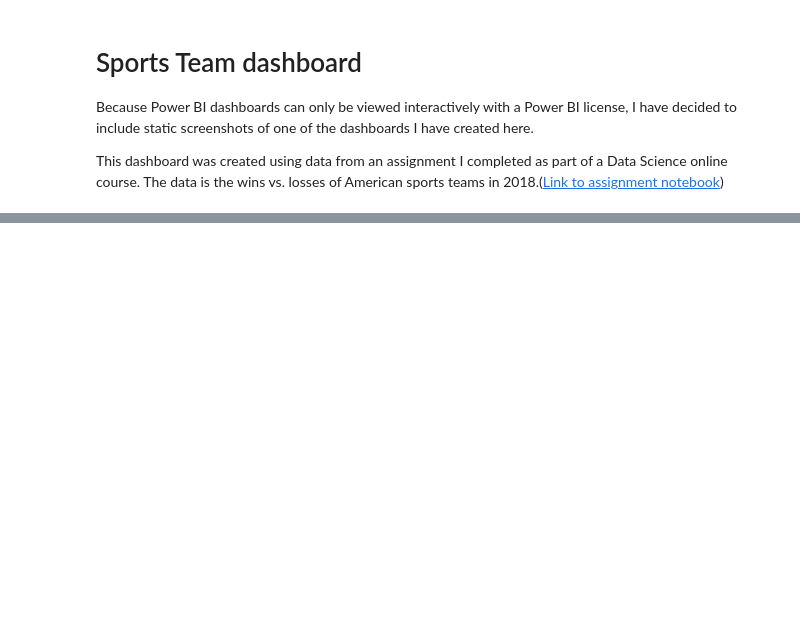
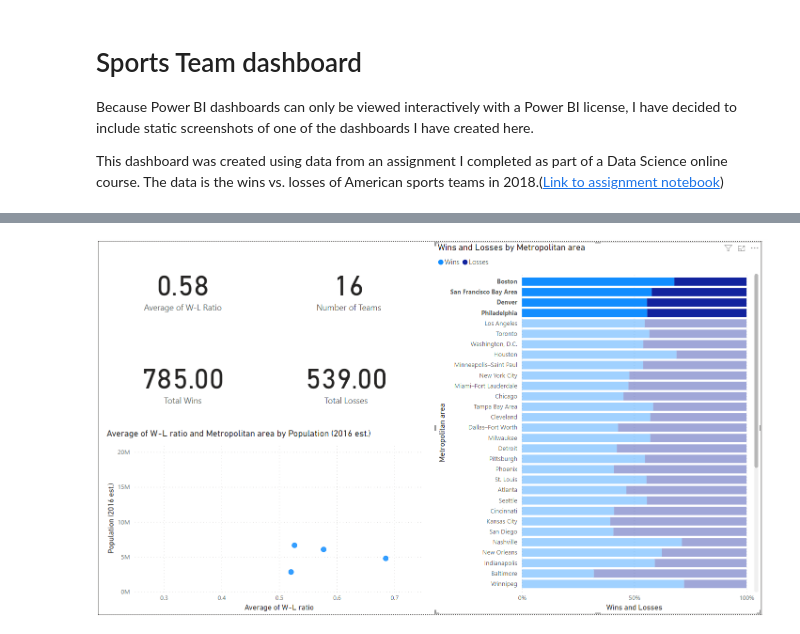
Before and after one commit to eviee3008/Other_projects, a Jupyter notebook: Excel_PowerBi/Sports Teams Dashboard/sports_dashboard_notebook.ipynb, the cells around one changed output, grey strips where cells are left out. Cells and saved outputs as stored; diff of their text form; code cells hidden in the pictures; blank space fills up the shorter version.

```diff
--- a/Excel_PowerBi/Sports Teams Dashboard/sports_dashboard_notebook.ipynb
+++ b/Excel_PowerBi/Sports Teams Dashboard/sports_dashboard_notebook.ipynb
@@ -14,0 +16,4 @@ This dashboard was created using data from an assignment I completed as part of
+# %%
+display(Image(filename='Screenshot 2023-10-08 230459.png', embed=True))
+# %% [output]
+[figure, added]
```
Also changed, not shown: parts of 7 cells of this notebook, 1 other file.
